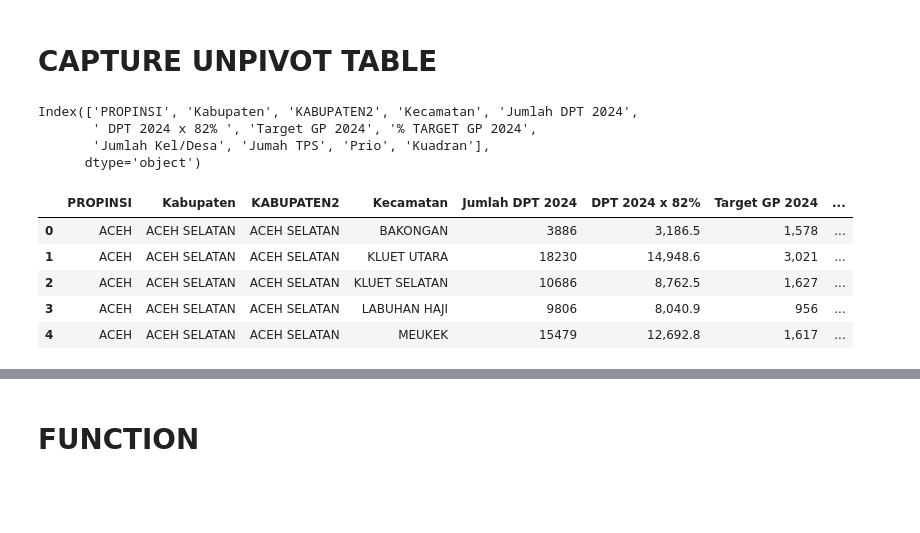
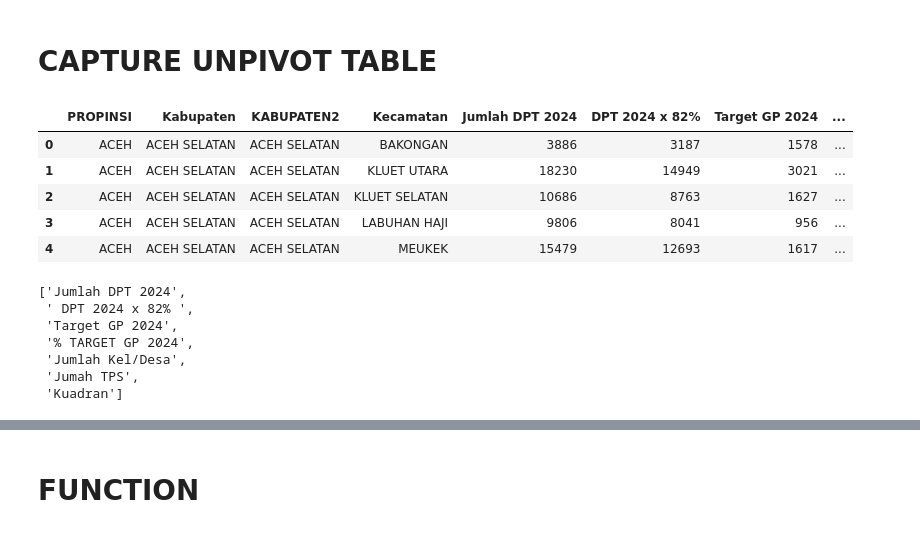
Before and after one commit to AgungPrawoto13/script_python, a Jupyter notebook: capture_data.ipynb, the cells around one changed output, grey strips where cells are left out. Saved outputs shown, nothing was run; the diff lists cells and outputs as text; code cells hidden in the pictures; blank space fills up the shorter version.

Commit message:
proses capture quadran

```diff
--- a/capture_data.ipynb
+++ b/capture_data.ipynb
@@ -11,19 +11,23 @@ pd.set_option('display.max_rows',None, 'display.max_columns', None)
 # %%
 df_quadran = pd.read_csv('../quadran/target.csv')
 #target_pivot = df_quadran[['KABUPATEN/KOTA','Jumlah_DPT_2024','DPT_x_82%','TARGET_GP_2024','% TARGET_GP_2024']]
-df_quadran.columns
+df_quadran.head()
 # %% [output]
-Index(['PROPINSI', 'Kabupaten', 'KABUPATEN2', 'Kecamatan', 'Jumlah DPT 2024',
-       ' DPT 2024 x 82% ', 'Target GP 2024', '% TARGET GP 2024',
-       'Jumlah Kel/Desa', 'Jumah TPS', 'Prio', 'Kuadran'],
-      dtype='object')
+|  | PROPINSI | Kabupaten | KABUPATEN2 | Kecamatan | Jumlah DPT 2024 | DPT 2024 x 82% | Target GP 2024 | ... |
+| 0 | ACEH | ACEH SELATAN | ACEH SELATAN | BAKONGAN | 3886 | 3187 | 1578 | ... |
+| 1 | ACEH | ACEH SELATAN | ACEH SELATAN | KLUET UTARA | 18230 | 14949 | 3021 | ... |
+| 2 | ACEH | ACEH SELATAN | ACEH SELATAN | KLUET SELATAN | 10686 | 8763 | 1627 | ... |
+| 3 | ACEH | ACEH SELATAN | ACEH SELATAN | LABUHAN HAJI | 9806 | 8041 | 956 | ... |
+| 4 | ACEH | ACEH SELATAN | ACEH SELATAN | MEUKEK | 15479 | 12693 | 1617 | ... |
-# %%
-df_quadran.head()
-# %% [output]
-|  | PROPINSI | Kabupaten | KABUPATEN2 | Kecamatan | Jumlah DPT 2024 | DPT 2024 x 82% | Target GP 2024 | ... |
-| 0 | ACEH | ACEH SELATAN | ACEH SELATAN | BAKONGAN | 3886 | 3,186.5 | 1,578 | ... |
-| 1 | ACEH | ACEH SELATAN | ACEH SELATAN | KLUET UTARA | 18230 | 14,948.6 | 3,021 | ... |
-| 2 | ACEH | ACEH SELATAN | ACEH SELATAN | KLUET SELATAN | 10686 | 8,762.5 | 1,627 | ... |
-| 3 | ACEH | ACEH SELATAN | ACEH SELATAN | LABUHAN HAJI | 9806 | 8,040.9 | 956 | ... |
-| 4 | ACEH | ACEH SELATAN | ACEH SELATAN | MEUKEK | 15479 | 12,692.8 | 1,617 | ... |
+# %%
+colum = df_quadran.columns[4:11].to_list()
+colum
+# %% [output]
+['Jumlah DPT 2024',
+ ' DPT 2024 x 82% ',
+ 'Target GP 2024',
+ '% TARGET GP 2024',
+ 'Jumlah Kel/Desa',
+ 'Jumah TPS',
+ 'Kuadran']
 # %%
```
Also changed, not shown: parts of 13 cells of this notebook.
